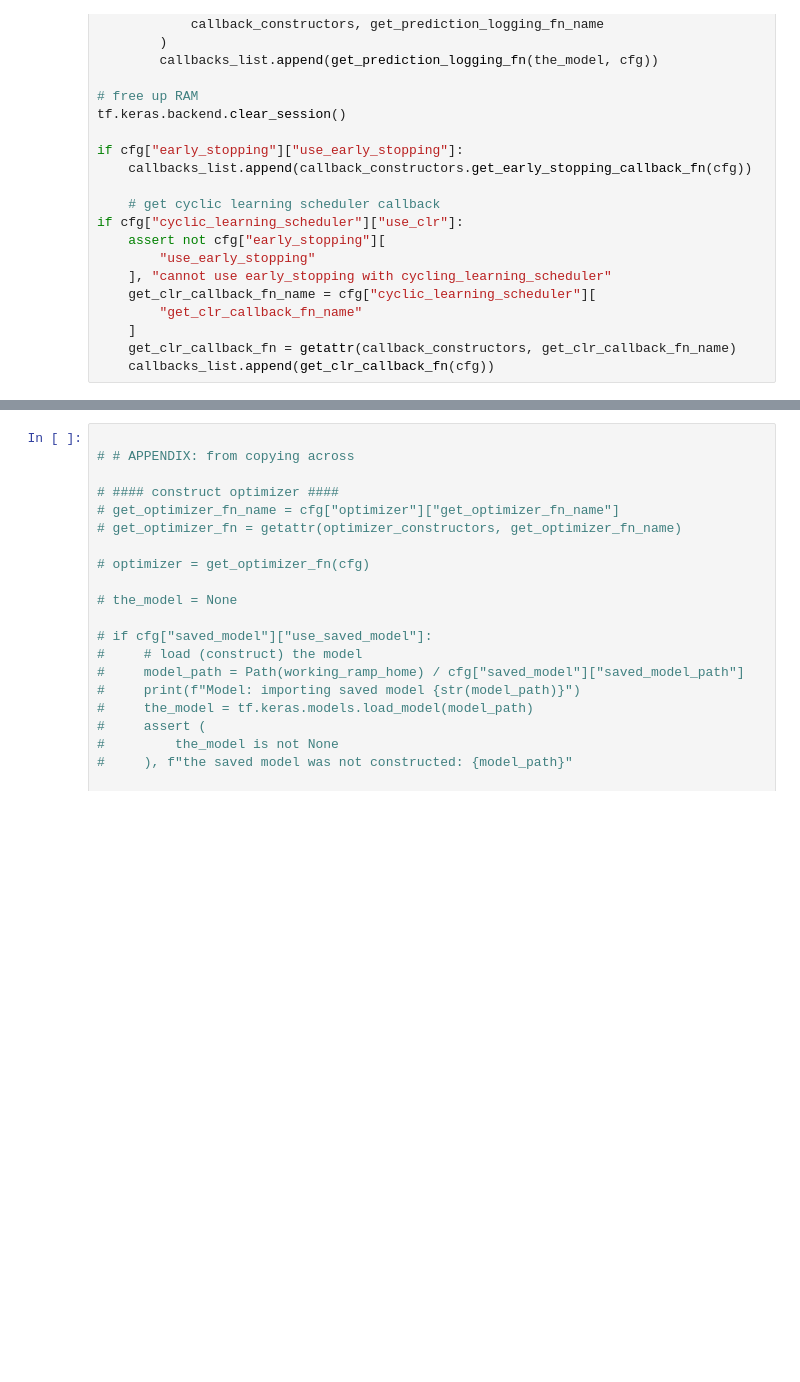
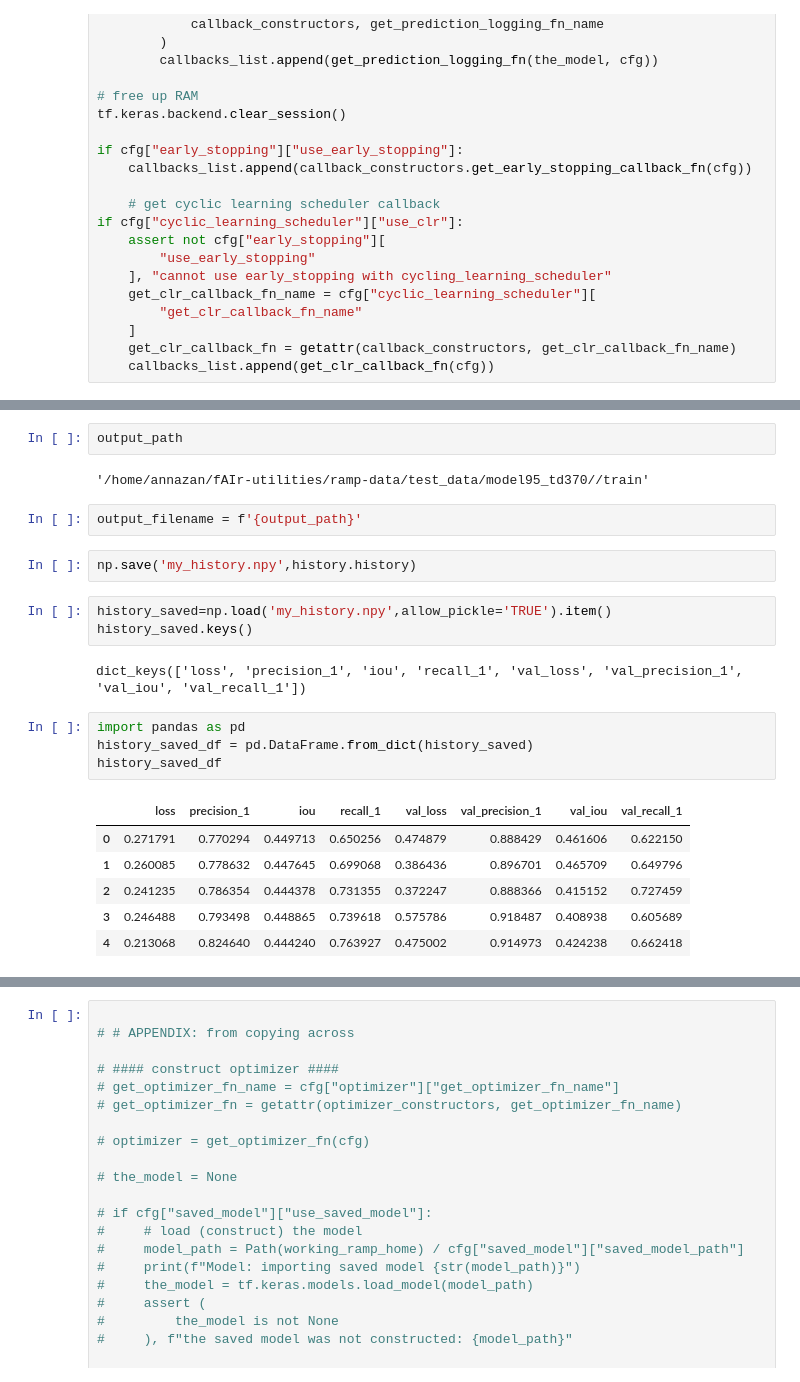
Before and after one commit to ciupava/fAIr-utilities, a Jupyter notebook: ohe_test.ipynb, the cells around one changed output, grey strips where cells are left out. Saved outputs shown, nothing was run; the diff lists cells and outputs as text; blank space fills up the shorter version.

```diff
--- a/ohe_test.ipynb
+++ b/ohe_test.ipynb
@@ -499,0 +556,24 @@ KeyError: 'Failed to format this callback filepath: "/home/annazan/fAIr-utilitie
+# %%
+output_path
+# %% [output]
+'/home/annazan/fAIr-utilities/ramp-data/test_data/model95_td370//train'
+# %%
+output_filename = f'{output_path}'
+# %%
+np.save('my_history.npy',history.history)
+# %%
+history_saved=np.load('my_history.npy',allow_pickle='TRUE').item()
+history_saved.keys()
+# %% [output]
+dict_keys(['loss', 'precision_1', 'iou', 'recall_1', 'val_loss', 'val_precision_1', 'val_iou', 'val_recall_1'])
+# %%
+import pandas as pd
+history_saved_df = pd.DataFrame.from_dict(history_saved)
+history_saved_df
+# %% [output]
+|  | loss | precision_1 | iou | recall_1 | val_loss | val_precision_1 | val_iou | val_recall_1 |
+| 0 | 0.271791 | 0.770294 | 0.449713 | 0.650256 | 0.474879 | 0.888429 | 0.461606 | 0.622150 |
+| 1 | 0.260085 | 0.778632 | 0.447645 | 0.699068 | 0.386436 | 0.896701 | 0.465709 | 0.649796 |
+| 2 | 0.241235 | 0.786354 | 0.444378 | 0.731355 | 0.372247 | 0.888366 | 0.415152 | 0.727459 |
+| 3 | 0.246488 | 0.793498 | 0.448865 | 0.739618 | 0.575786 | 0.918487 | 0.408938 | 0.605689 |
+| 4 | 0.213068 | 0.824640 | 0.444240 | 0.763927 | 0.475002 | 0.914973 | 0.424238 | 0.662418 |
```
Also changed, not shown: parts of 16 cells of this notebook, 5 other files.
